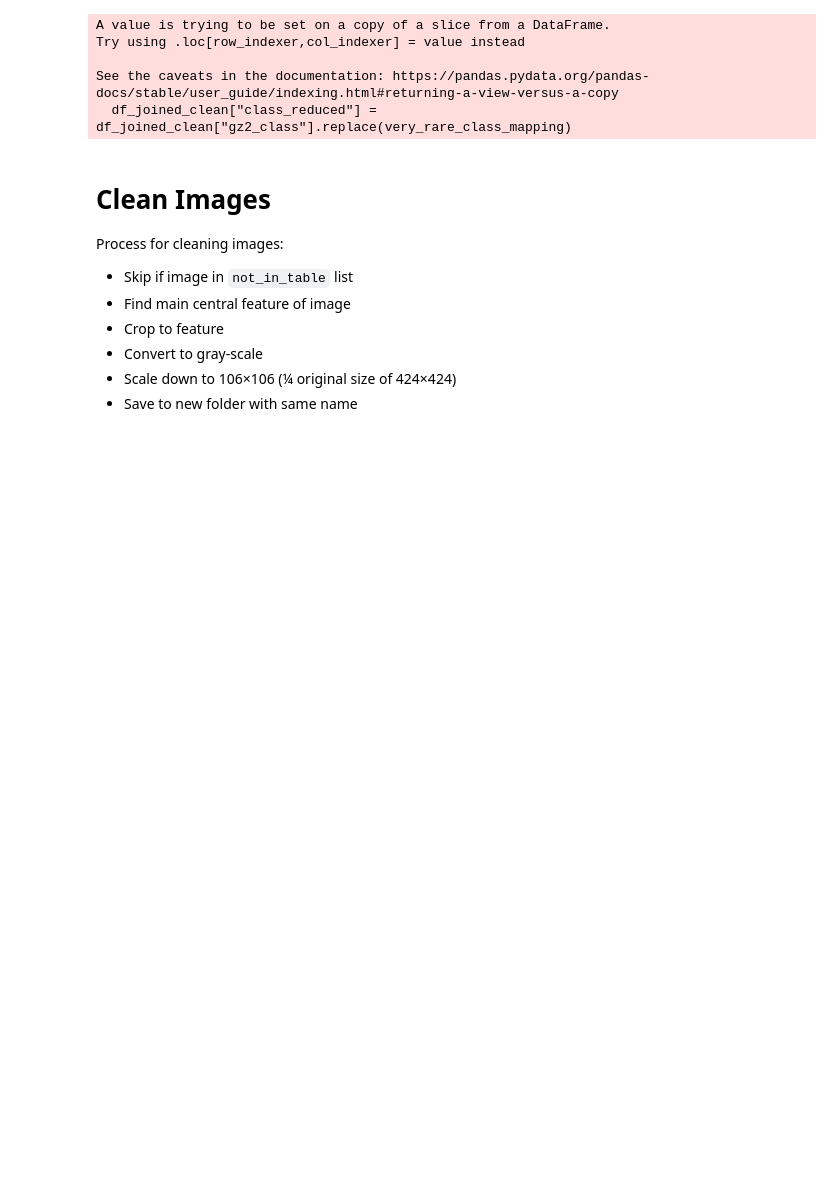
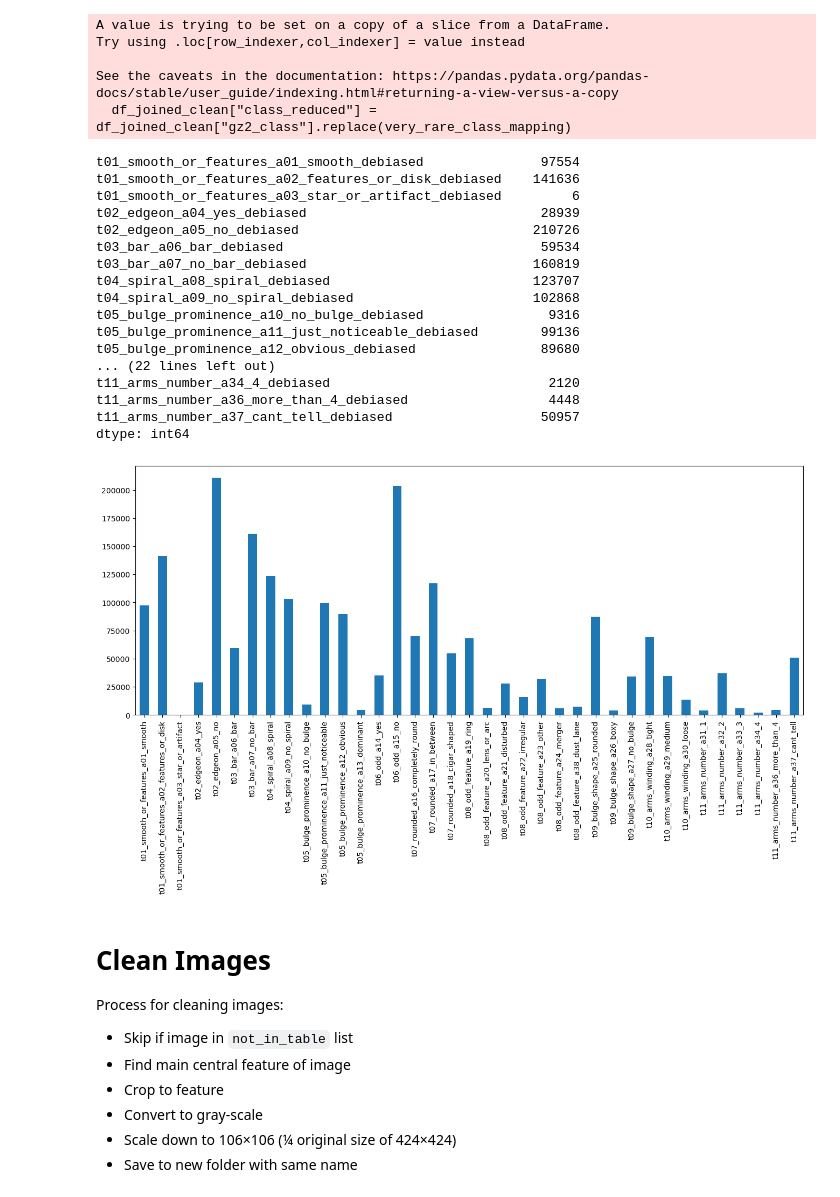
Before and after one commit to zachaa/Galaxy_Morphology_Classification, a Jupyter notebook: data_image_cleaning.ipynb, the cells around one changed output. Cells and saved outputs as stored; diff of their text form; code cells hidden in the pictures; blank space fills up the shorter version.

```diff
--- a/data_image_cleaning.ipynb
+++ b/data_image_cleaning.ipynb
@@ -480,3 +488,30 @@ See the caveats in the documentation: https://pandas.pydata.org/pandas-docs/stab
+# %%
+# Distribution of Features where value > 0.5
+labels = [text.replace("_debiased", "") for text in hart_keep[4:]]
+feature_distribution = (df_joined_clean[hart_keep[4:]] > 0.5).sum()
+display(feature_distribution)
+ax = feature_distribution.plot.bar(figsize=(16, 6))
+ax.set_xticklabels(labels)
+plt.show()
+# %% [output]
+t01_smooth_or_features_a01_smooth_debiased               97554
+t01_smooth_or_features_a02_features_or_disk_debiased    141636
+t01_smooth_or_features_a03_star_or_artifact_debiased         6
+t02_edgeon_a04_yes_debiased                              28939
+t02_edgeon_a05_no_debiased                              210726
+t03_bar_a06_bar_debiased                                 59534
+t03_bar_a07_no_bar_debiased                             160819
+t04_spiral_a08_spiral_debiased                          123707
+t04_spiral_a09_no_spiral_debiased                       102868
+t05_bulge_prominence_a10_no_bulge_debiased                9316
+t05_bulge_prominence_a11_just_noticeable_debiased        99136
+t05_bulge_prominence_a12_obvious_debiased                89680
+... (22 lines left out)
+t11_arms_number_a34_4_debiased                            2120
+t11_arms_number_a36_more_than_4_debiased                  4448
+t11_arms_number_a37_cant_tell_debiased                   50957
+dtype: int64
+[figure, added]
 # %% [markdown]
 # Clean Images
 Process for cleaning images:
```
Also changed, not shown: parts of 6 cells of this notebook.
